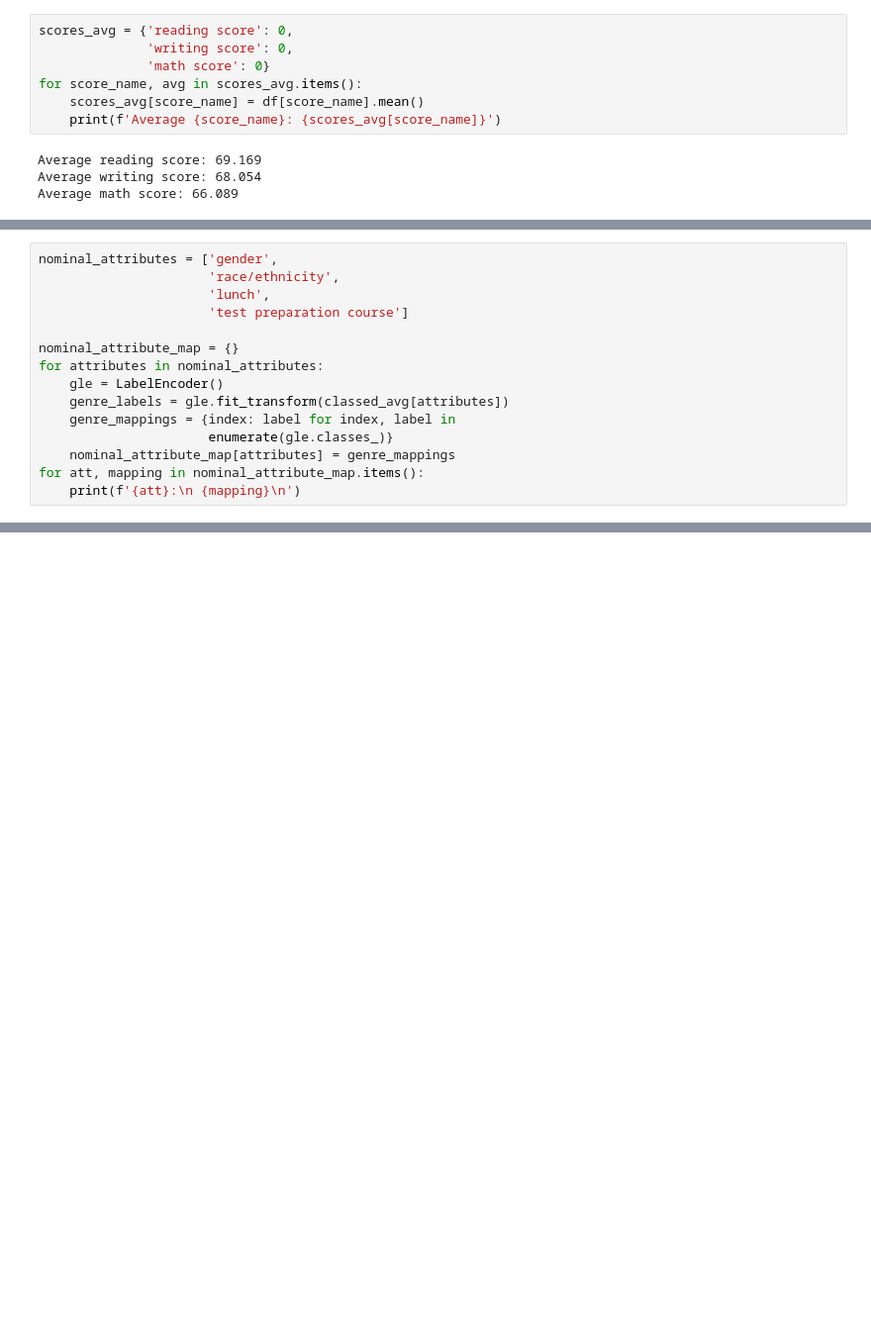
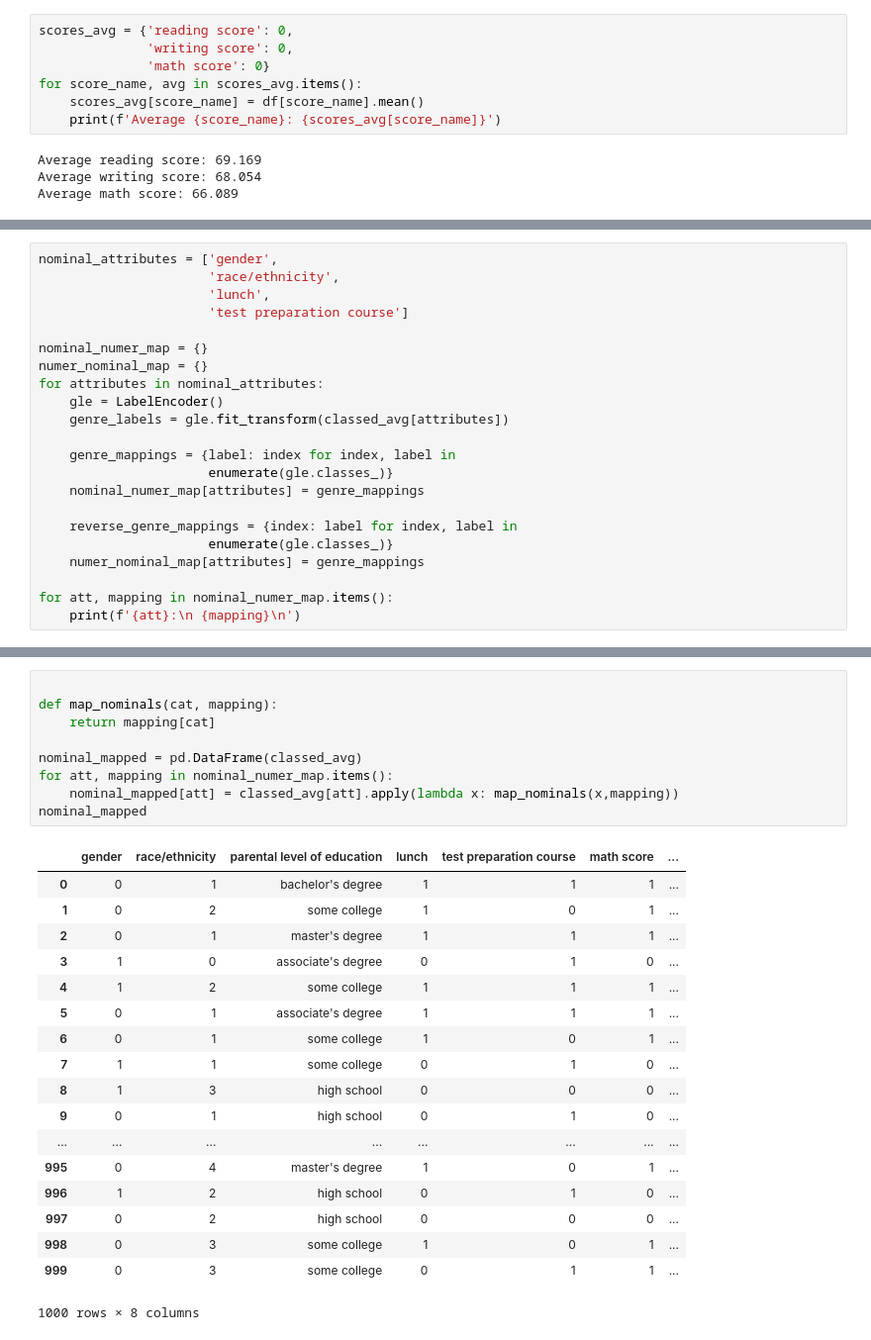
Before and after one commit to trevorxander/TestScores, a Jupyter notebook: explore.ipynb, the cells around one changed output, grey strips where cells are left out. Shown: that part at 99% size. Cells and saved outputs as stored; diff of their text form; blank space fills up the shorter version.

Commit message:
Preprocess data

```diff
--- a/explore.ipynb
+++ b/explore.ipynb
@@ -85,14 +81,21 @@ nominal_attributes = ['gender',
                       'lunch',
                       'test preparation course']
 
-nominal_attribute_map = {}
+nominal_numer_map = {}
+numer_nominal_map = {}
 for attributes in nominal_attributes:
     gle = LabelEncoder()
     genre_labels = gle.fit_transform(classed_avg[attributes])
-    genre_mappings = {index: label for index, label in
+
+    genre_mappings = {label: index for index, label in
                       enumerate(gle.classes_)}
-    nominal_attribute_map[attributes] = genre_mappings
-for att, mapping in nominal_attribute_map.items():
+    nominal_numer_map[attributes] = genre_mappings
+
+    reverse_genre_mappings = {index: label for index, label in
+                      enumerate(gle.classes_)}
+    numer_nominal_map[attributes] = genre_mappings
+
+for att, mapping in nominal_numer_map.items():
     print(f'{att}:\n {mapping}\n')
 # %% [output]
 gender:
@@ -108,0 +112,28 @@ test preparation course:
+# %%
+
+def map_nominals(cat, mapping):
+    return mapping[cat]
+
+nominal_mapped = pd.DataFrame(classed_avg)
+for att, mapping in nominal_numer_map.items():
+    nominal_mapped[att] = classed_avg[att].apply(lambda x: map_nominals(x,mapping))
+nominal_mapped
+# %% [output]
+|  | gender | race/ethnicity | parental level of education | lunch | test preparation course | math score | ... |
+| 0 | 0 | 1 | bachelor's degree | 1 | 1 | 1 | ... |
+| 1 | 0 | 2 | some college | 1 | 0 | 1 | ... |
+| 2 | 0 | 1 | master's degree | 1 | 1 | 1 | ... |
+| 3 | 1 | 0 | associate's degree | 0 | 1 | 0 | ... |
+| 4 | 1 | 2 | some college | 1 | 1 | 1 | ... |
+| 5 | 0 | 1 | associate's degree | 1 | 1 | 1 | ... |
+| 6 | 0 | 1 | some college | 1 | 0 | 1 | ... |
+| 7 | 1 | 1 | some college | 0 | 1 | 0 | ... |
+| 8 | 1 | 3 | high school | 0 | 0 | 0 | ... |
+| 9 | 0 | 1 | high school | 0 | 1 | 0 | ... |
+| ... | ... | ... | ... | ... | ... | ... | ... |
+| 995 | 0 | 4 | master's degree | 1 | 0 | 1 | ... |
+| 996 | 1 | 2 | high school | 0 | 1 | 0 | ... |
+| 997 | 0 | 2 | high school | 0 | 0 | 0 | ... |
+| 998 | 0 | 3 | some college | 1 | 0 | 1 | ... |
+| 999 | 0 | 3 | some college | 0 | 1 | 1 | ... |
+1000 rows × 8 columns
```
Also changed, not shown: parts of 6 cells of this notebook, 1 other file.
